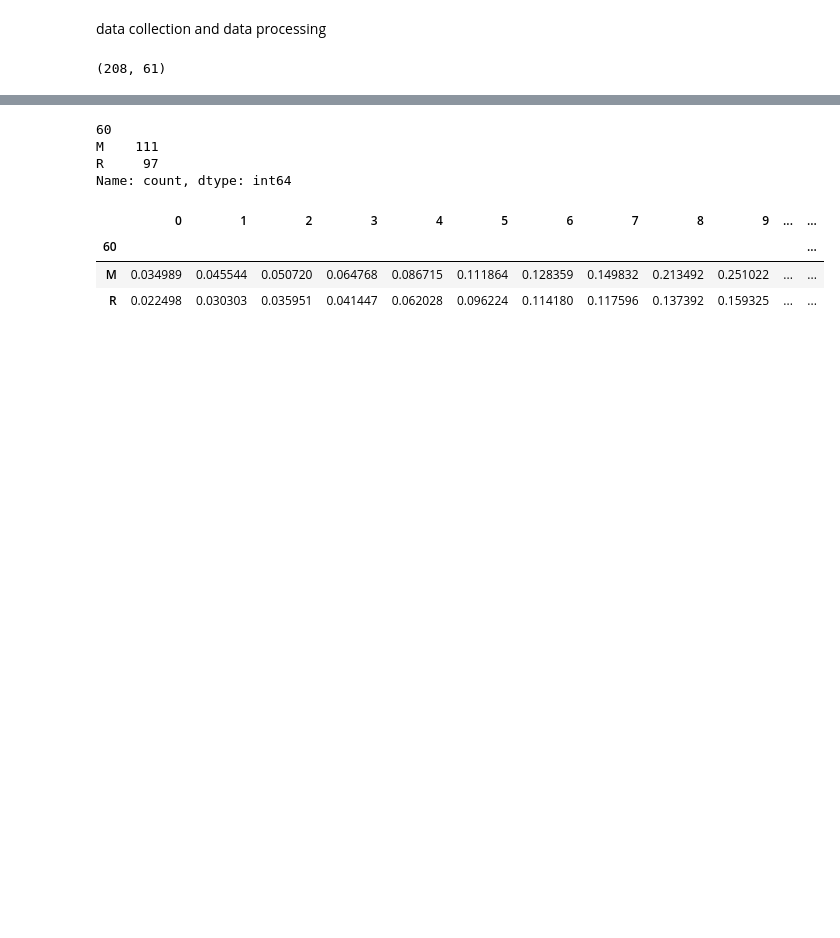
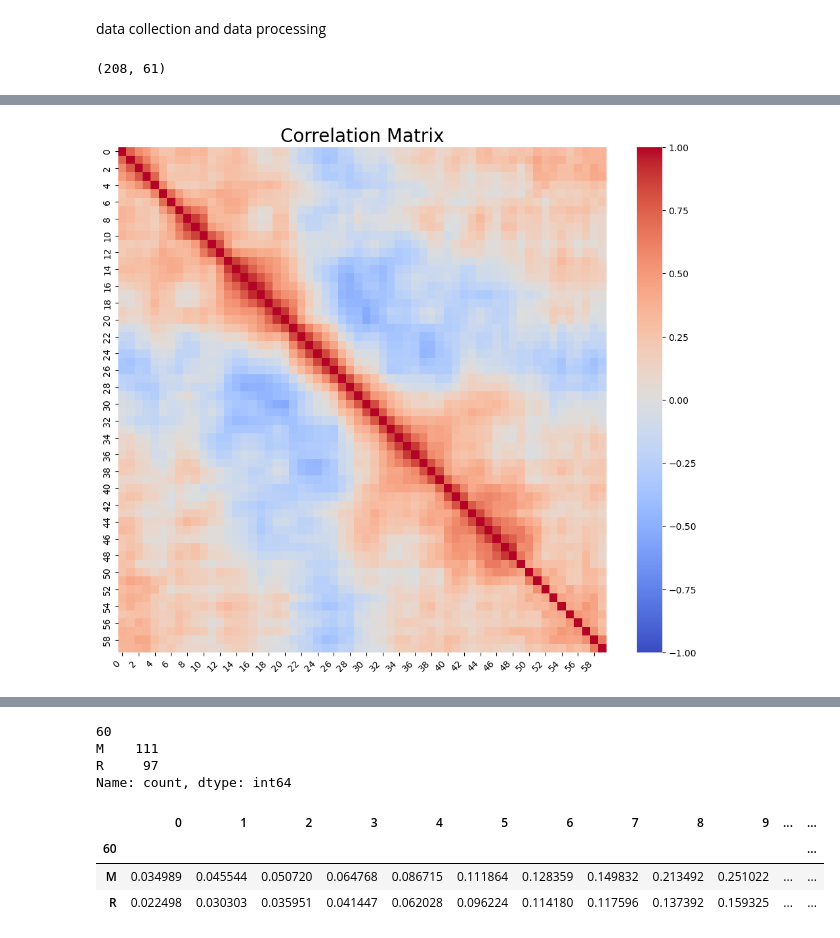
Before and after one commit to shazabhassan/Hands-on-practice-for-Machine-Learning-project, a Jupyter notebook: projects/Sonar_Rock_vs_Mine_prediction.ipynb, the cells around one changed output, grey strips where cells are left out. Drawn from its saved outputs; the diff is of its cells as text; code cells hidden in the pictures; blank space fills up the shorter version.

```diff
--- a/projects/Sonar_Rock_vs_Mine_prediction.ipynb
+++ b/projects/Sonar_Rock_vs_Mine_prediction.ipynb
@@ -18,0 +80,12 @@ df.shape
+# %%
+# correlation matrix
+corr_matrix = X.corr()
+plt.figure(figsize=(12, 10))
+heatmap = sns.heatmap(corr_matrix,cmap='coolwarm', vmin=-1, vmax=1)
+
+plt.title('Correlation Matrix', size=20)
+plt.xticks(rotation=45, ha='right', size=10)
+plt.yticks(size=10)
+plt.show()
+# %% [output]
+[figure, added]
```
Also changed, not shown: parts of 10 cells of this notebook.
